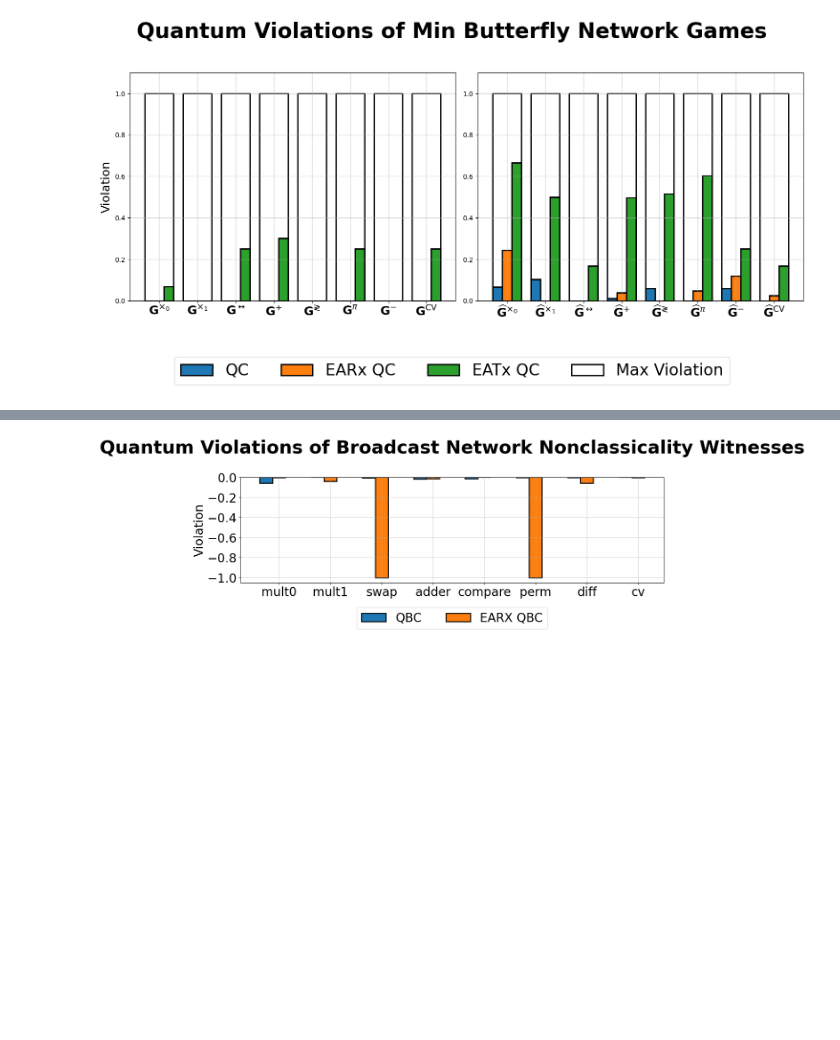
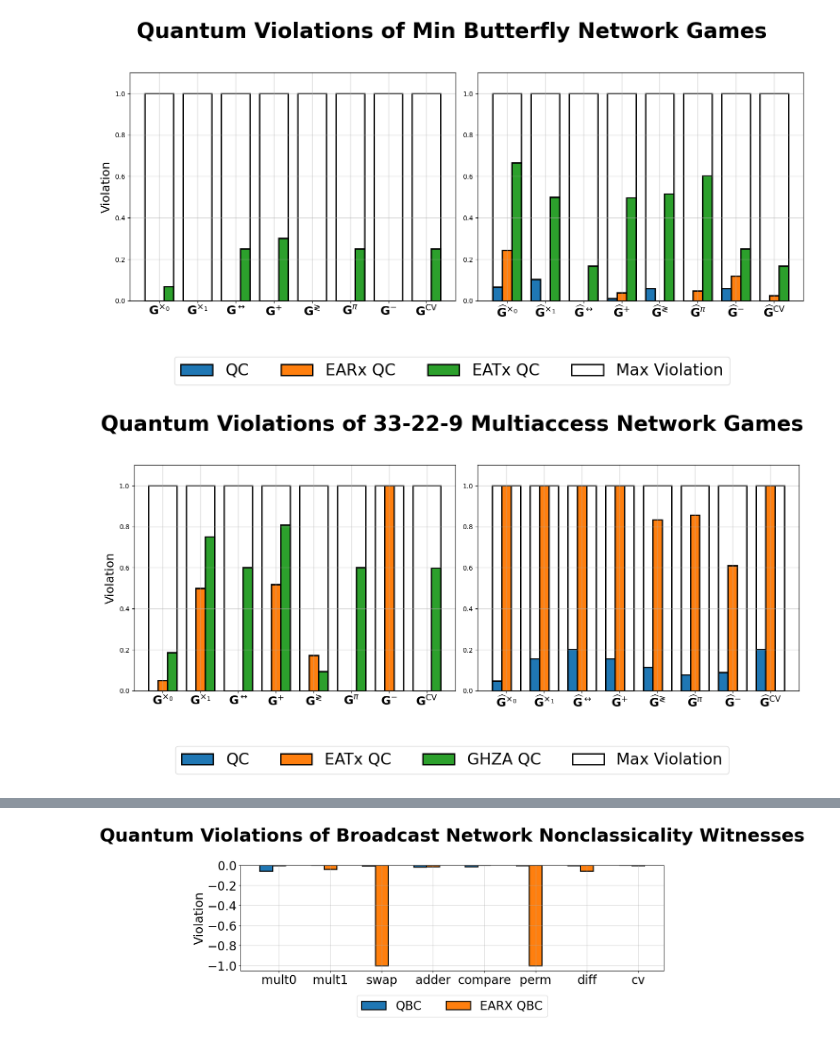
Before and after one commit to ChitambarLab/nonclassicality-in-quantum-communication-networks-supplemental-code, a Jupyter notebook: notebook/multipoint_quantum_violations.ipynb, the cells around one changed output, grey strips where cells are left out. Cells and saved outputs as stored; diff of their text form; code cells hidden in the pictures; blank space fills up the shorter version.

```diff
--- a/notebook/multipoint_quantum_violations.ipynb
+++ b/notebook/multipoint_quantum_violations.ipynb
@@ -89,9 +90,9 @@ qmac_facet_opt_dicts = get_inequality_opt_dicts(mac_data_path, r"qmac", game_nam
 eatx_qmac_facet_opt_dicts = get_inequality_opt_dicts(mac_data_path, r"eatx_qmac", game_names)
 ghza_qmac_facet_opt_dicts = get_inequality_opt_dicts(mac_data_path, r"ghza_qmac", game_names, use_game=True)
 
-qmac_game_opt_dicts = get_inequality_opt_dicts(min_bf_data_path, r"qmac", game_names, use_game=True)
-eatx_qmac_game_opt_dicts = get_inequality_opt_dicts(min_bf_data_path, r"eatx_qmac", game_names, use_game=True)
-earx_qmac_game_opt_dicts = get_inequality_opt_dicts(min_bf_data_path, r"earx_qmac", game_names, use_game=True)
+qmac_game_opt_dicts = get_inequality_opt_dicts(mac_data_path, r"qmac", game_names, use_game=True)
+eatx_qmac_game_opt_dicts = get_inequality_opt_dicts(mac_data_path, r"eatx_qmac", game_names, use_game=True)
+ghza_qmac_game_opt_dicts = get_inequality_opt_dicts(mac_data_path, r"ghza_qmac", game_names, use_game=True)
 
 bc_data_path = "../data/broadcast_9_33_network_violations/"
 game_names = ["mult0", "mult1", "swap", "adder", "compare", "perm", "diff", "cv"]
@@ -174,11 +175,11 @@ min_earx_qbf_game_max_violations, min_earx_qbf_game_qbounds, min_earx_qbf_game_c
 
 qmac_facet_max_violations, qmac_facet_qbounds, qmac_facet_cbounds = analyze_data(qmac_facet_opt_dicts, mac_facet_inequalities)
 eatx_qmac_facet_max_violations, eatx_qmac_facet_qbounds, eatx_qmac_facet_cbounds = analyze_data(eatx_qmac_facet_opt_dicts, mac_facet_inequalities)
-earx_qmac_facet_max_violations, earx_qmac_facet_qbounds, earx_qmac_facet_cbounds = analyze_data(earx_qmac_facet_opt_dicts, mac_facet_inequalities)
+ghza_qmac_facet_max_violations, ghza_qmac_facet_qbounds, ghza_qmac_facet_cbounds = analyze_data(ghza_qmac_facet_opt_dicts, mac_facet_inequalities)
 
 qmac_game_max_violations, qmac_game_qbounds, qmac_game_cbounds = analyze_data(qmac_game_opt_dicts, mac_game_inequalities)
 eatx_qmac_game_max_violations, eatx_qmac_game_qbounds, eatx_qmac_game_cbounds = analyze_data(eatx_qmac_game_opt_dicts, mac_game_inequalities)
-earx_qmac_game_max_violations, earx_qmac_game_qbounds, earx_qmac_game_cbounds = analyze_data(earx_qmac_game_opt_dicts, mac_game_inequalities)
+ghza_qmac_game_max_violations, ghza_qmac_game_qbounds, ghza_qmac_game_cbounds = analyze_data(ghza_qmac_game_opt_dicts, mac_game_inequalities)
 
 qbc_facet_max_violations, qbc_facet_qbounds, qbc_facet_cbounds = analyze_data(qbc_facet_opt_dicts, bc_facet_inequalities)
 earx_qbc_facet_max_violations, earx_qbc_facet_qbounds, earx_qbc_facet_cbounds = analyze_data(earx_qbc_facet_opt_dicts, bc_facet_inequalities)
@@ -440,6 +441,60 @@ fig.subplots_adjust(bottom=0.25)
 plt.show()
 # %% [output]
 [figure]
+# %%
+width = 1/4
+
+fig, (ax1, ax2) = plt.subplots(figsize=(15, 8), ncols=2,nrows=1)
+ax1.grid(linewidth=1, alpha=0.5)
+ax2.grid(linewidth=1, alpha=0.5)
+
+
+ax1.bar(x_axis-1*width, qmac_game_max_violations, width=width, label="QC", edgecolor="black",linewidth=2)
+ax1.bar(x_axis+0*width, eatx_qmac_game_max_violations, width=width, label="EATx QC", edgecolor="black",linewidth=2)
+ax1.bar(x_axis+1*width, ghza_qmac_game_max_violations, width=width, label="GHZA QC", edgecolor="black",linewidth=2)
+
+
+ax1.bar(x_axis+0*width, np.ones(len(interference_game_names)), width=1-width,  label="Max Violation", edgecolor="black", linewidth=2, fill=False)
+
+
+plt.figlegend(loc="lower center", ncols = 6, fontsize=24)
+
+ax2.bar(x_axis-1*width, qmac_facet_max_violations, width=width, label="QC", edgecolor="black",linewidth=2)
+ax2.bar(x_axis+0*width, eatx_qmac_facet_max_violations, width=width, label="EATx QC", edgecolor="black",linewidth=2)
+ax2.bar(x_axis+1*width, ghza_qmac_facet_max_violations, width=width, label="GHZA QC", edgecolor="black",linewidth=2)
+
+ax2.bar(x_axis+0*width, np.ones(len(interference_game_names)), width=1-width,  label="Max Violation", edgecolor="black", linewidth=2, fill=False)
+
+
+
+# ax2.bar(x_axis-1*width, qint_facet_max_violations, width=width, label="QC", edgecolor="black",linewidth=2)
+# ax2.bar(x_axis-0*width, eatx_qint_facet_max_violations, width=width, label="EATx QC", edgecolor="black",linewidth=2)
+# ax2.bar(x_axis+1*width, earx_qint_facet_max_violations, width=width, label="EARx QC", edgecolor="black",linewidth=2)
+
+ax2.bar(x_axis+0*width, np.ones(len(interference_game_names)), width=1-width,  label="Max Violation", edgecolor="black", linewidth=2, fill=False)
+
+ax1.set_xticks(x_axis, x_labels_games, fontsize=18)
+# ax1.set_yticks(fontsize=24)
+ax1.set_ylabel("Violation", fontsize=18)
+
+ax2.set_xticks(x_axis, x_labels_facets, fontsize=18)
+# ax2.set_yticks(fontsize=24)
+
+# ax2.set_ylabel("Violation", fontsize=24)
+
+fig.suptitle("Quantum Violations of 33-22-9 Multiaccess Network Games\n", size=32, fontweight="bold")
+
+
+ax1.set_ylim([0,1.1])
+ax2.set_ylim([0,1.1])
+# plt.legend(fontsize=20, ncol=3)
+plt.tight_layout()
+fig.subplots_adjust(bottom=0.25)
+
+
+plt.show()
+# %% [output]
+[figure, added]
 # %%
 def print_max_violations_table(
     network_names,qc_max_violations,eatx_max_violations,earx_max_violations, game_names, network_cbounds, network_qbounds, is_game=True,
```
Also changed, not shown: parts of 5 cells of this notebook, 52 other files.
